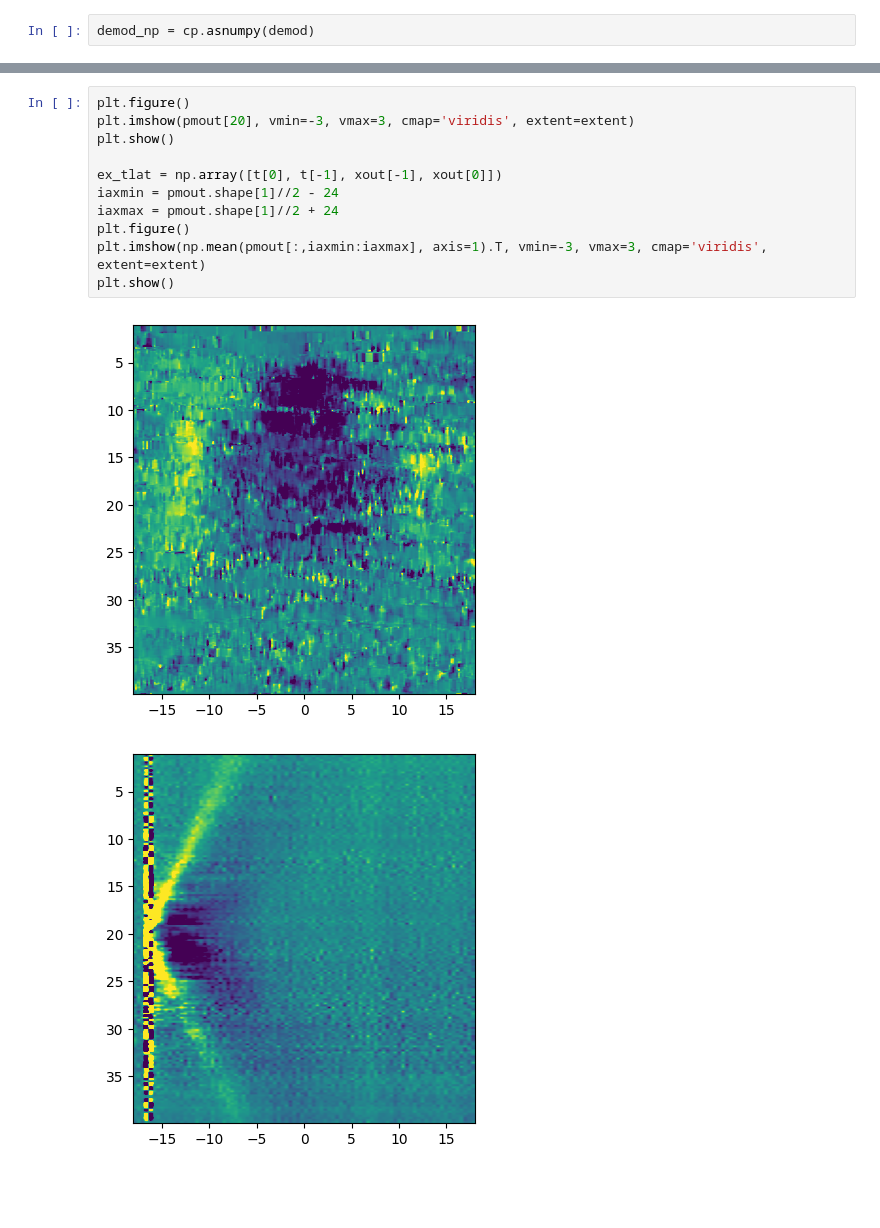
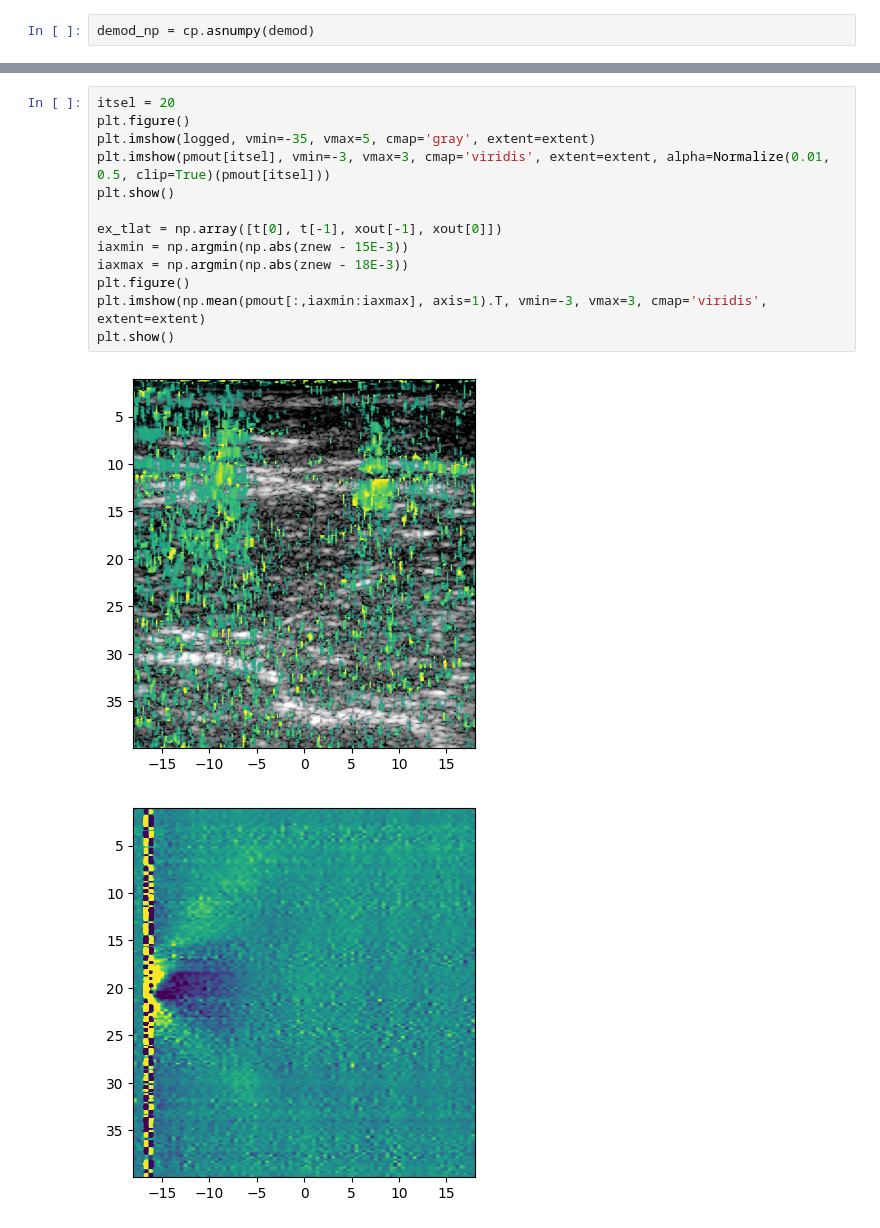
Before and after one commit to wewightman/pycbf, a Jupyter notebook: examples/full_proc_gpu_test.ipynb, the cells around one changed output, grey strips where cells are left out. Drawn from its saved outputs; the diff is of its cells as text; blank space fills up the shorter version.

```diff
--- a/examples/full_proc_gpu_test.ipynb
+++ b/examples/full_proc_gpu_test.ipynb
@@ -200,14 +183,16 @@ plt.show()
 # %%
+itsel = 20
 plt.figure()
-plt.imshow(pmout[20], vmin=-3, vmax=3, cmap='viridis', extent=extent)
+plt.imshow(logged, vmin=-35, vmax=5, cmap='gray', extent=extent)
+plt.imshow(pmout[itsel], vmin=-3, vmax=3, cmap='viridis', extent=extent, alpha=Normalize(0.01, 0.5, clip=True)(pmout[itsel]))
 plt.show()
 
 ex_tlat = np.array([t[0], t[-1], xout[-1], xout[0]])
-iaxmin = pmout.shape[1]//2 - 24
-iaxmax = pmout.shape[1]//2 + 24
+iaxmin = np.argmin(np.abs(znew - 15E-3))
+iaxmax = np.argmin(np.abs(znew - 18E-3))
 plt.figure()
 plt.imshow(np.mean(pmout[:,iaxmin:iaxmax], axis=1).T, vmin=-3, vmax=3, cmap='viridis', extent=extent)
 plt.show()
 # %% [output]
-[figure, old version]
+[figure, new version]
-[figure, old version]
+[figure, new version]
```
Also changed, not shown: parts of 12 cells of this notebook.
